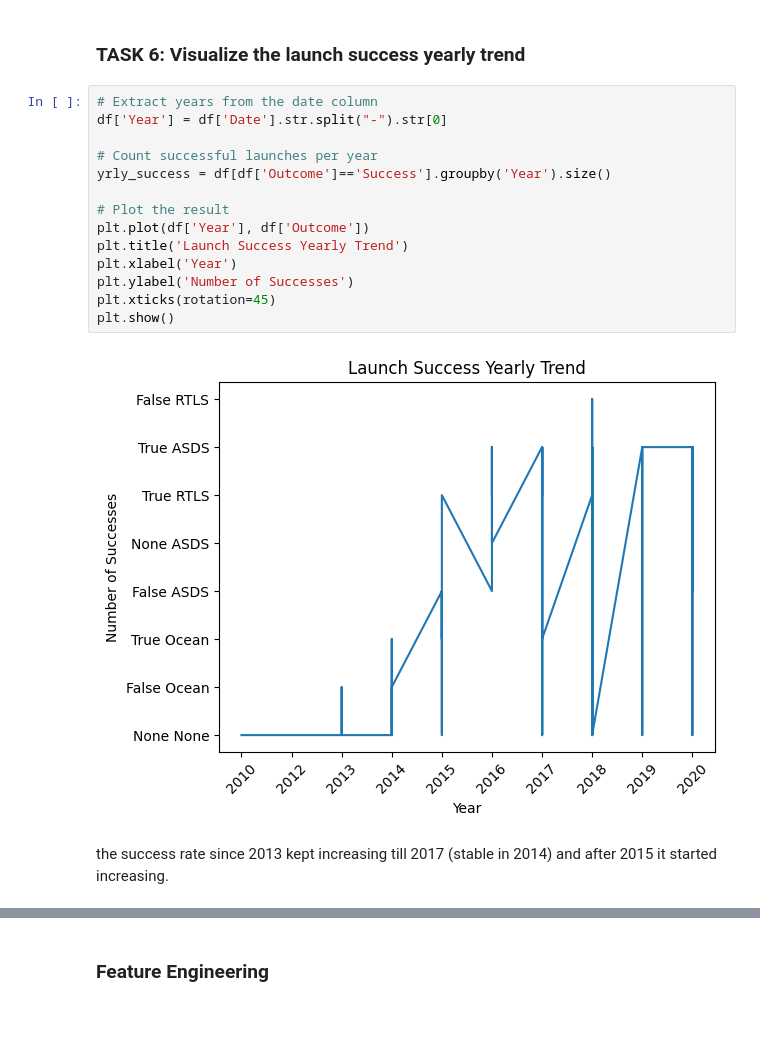
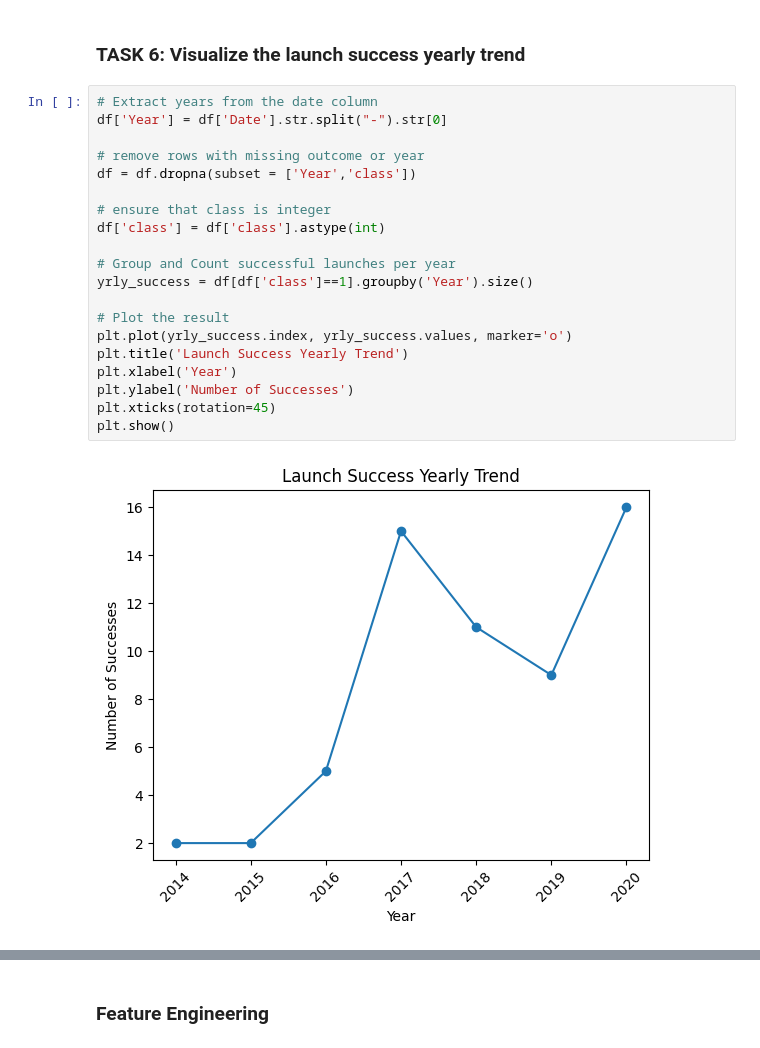
Before and after one commit to devpatel0415/DS0625, a Jupyter notebook: Project Xe-EDA with Visualization.ipynb, the cells around one changed output, grey strips where cells are left out. Cells and saved outputs as stored; diff of their text form; blank space fills up the shorter version.

```diff
--- a/Project Xe-EDA with Visualization.ipynb
+++ b/Project Xe-EDA with Visualization.ipynb
@@ -107,18 +107,22 @@ However for GTO we cannot distinguish this well as both positive landing rate an
 # %%
 # Extract years from the date column
 df['Year'] = df['Date'].str.split("-").str[0]
 
-# Count successful launches per year
-yrly_success = df[df['Outcome']=='Success'].groupby('Year').size()
+# remove rows with missing outcome or year
+df = df.dropna(subset = ['Year','class'])
+
+# ensure that class is integer
+df['class'] = df['class'].astype(int)
+
+# Group and Count successful launches per year
+yrly_success = df[df['class']==1].groupby('Year').size()
 
 # Plot the result
-plt.plot(df['Year'], df['Outcome'])
+plt.plot(yrly_success.index, yrly_success.values, marker='o')
 plt.title('Launch Success Yearly Trend')
 plt.xlabel('Year')
 plt.ylabel('Number of Successes')
 plt.xticks(rotation=45)
 plt.show()
 # %% [output]
-[figure, old version]
+[figure, new version]
-# %% [markdown]
-the success rate since 2013 kept increasing till 2017 (stable in 2014) and after 2015 it started increasing.
```
Also changed, not shown: parts of 6 cells of this notebook.
